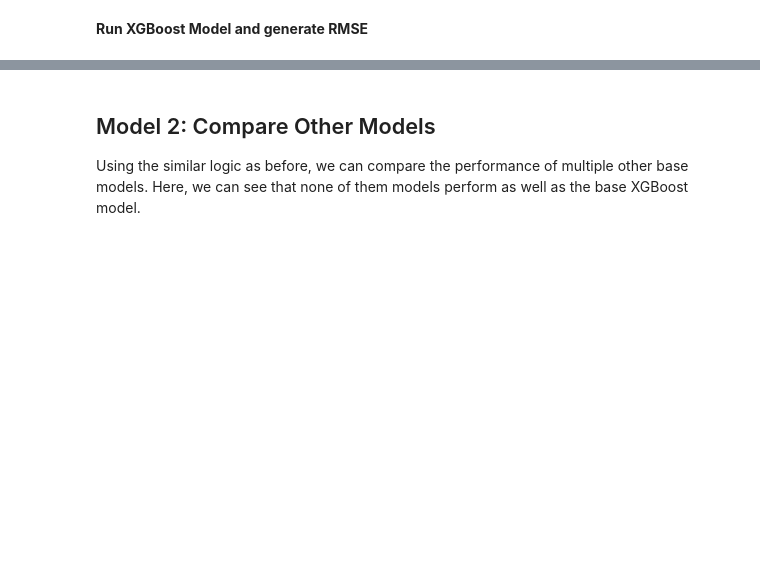
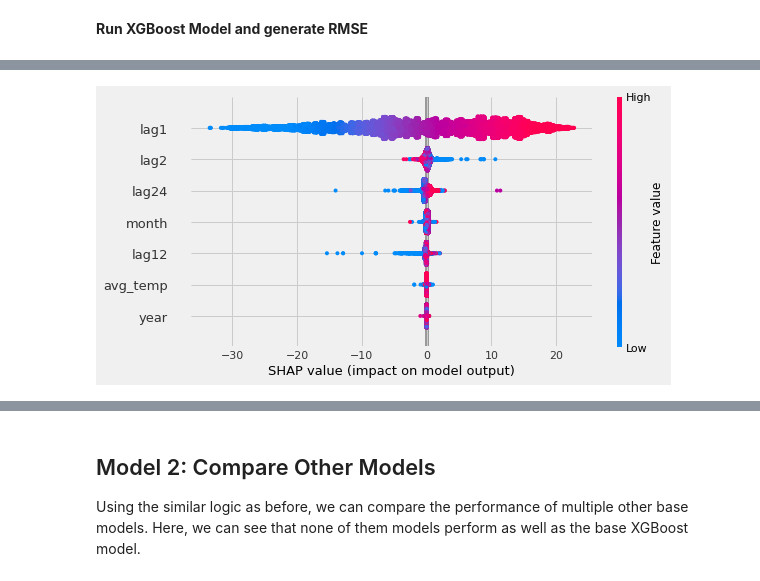
Before and after one commit to McGill-MMA-EnterpriseAnalytics/Cloud-Computations, a Jupyter notebook: INSY695_MLModels.ipynb, the cells around one changed output, grey strips where cells are left out. Drawn from its saved outputs; the diff is of its cells as text; code cells hidden in the pictures; blank space fills up the shorter version.

```diff
--- a/INSY695_MLModels.ipynb
+++ b/INSY695_MLModels.ipynb
@@ -236,0 +259,3 @@ xgb.plot_importance(xgb_model, ax=plt.gca())
+# %%
+explainer = shap.Explainer(xgb_model)
+shap_values = explainer.shap_values(X_train)
@@ -236,0 +278,4 @@ xgb.plot_importance(xgb_model, ax=plt.gca())
+# %%
+shap.summary_plot(shap_values, X_train)
+# %% [output]
+[figure, added]
```
Also changed, not shown: parts of 22 cells of this notebook, 2 other files.
